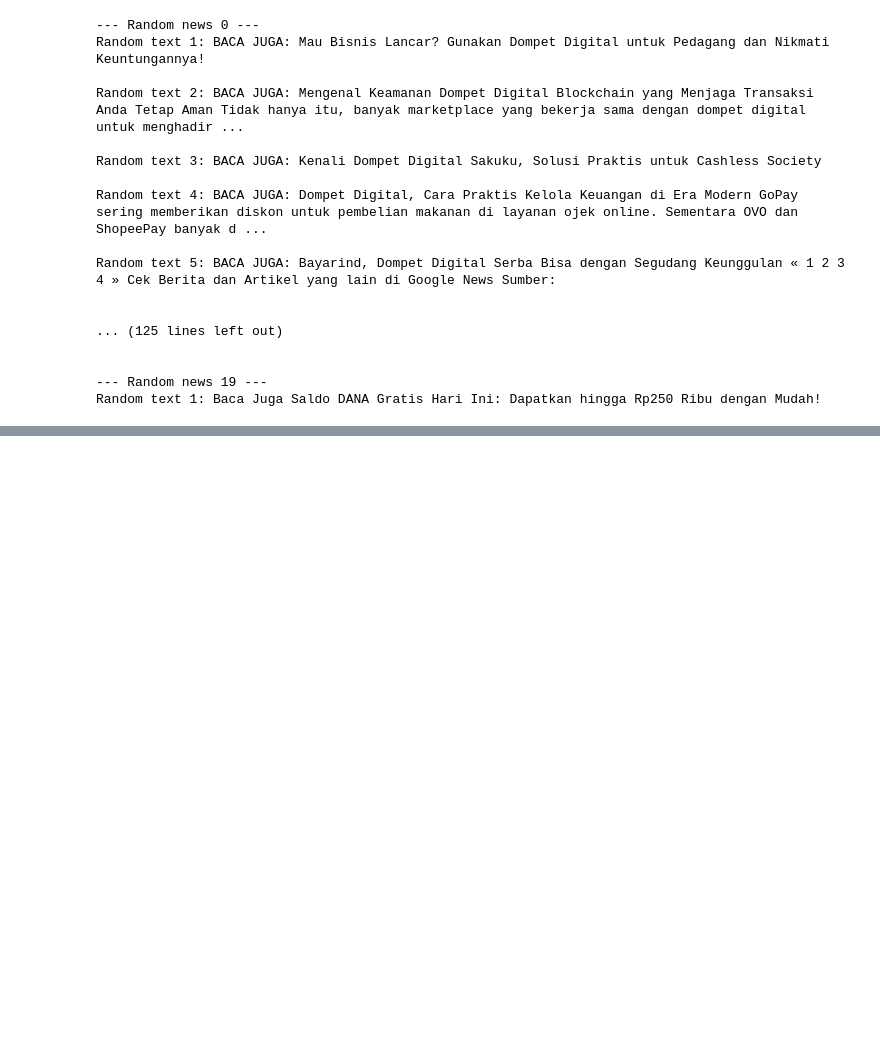
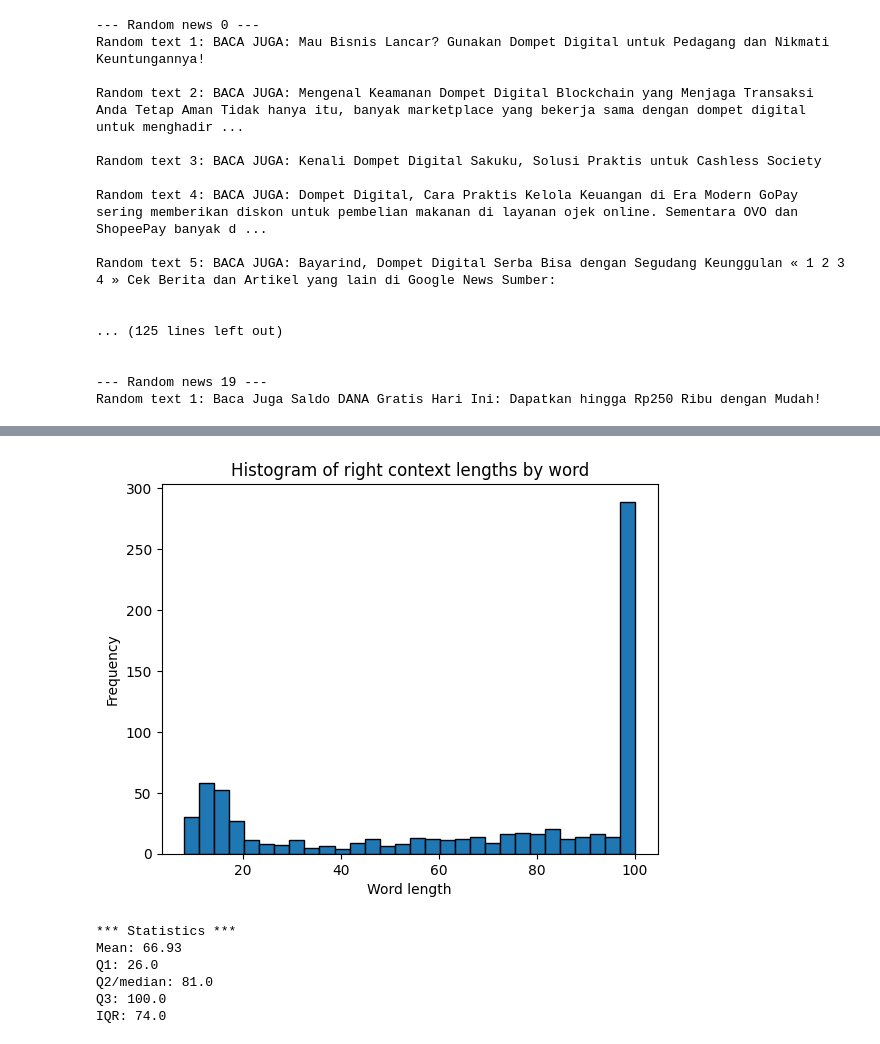
Before and after one commit to alanindra/baca-juga-cleaner, a Jupyter notebook: analysis.ipynb, the cells around one changed output, grey strips where cells are left out. Cells and saved outputs as stored; diff of their text form; code cells hidden in the pictures; blank space fills up the shorter version.

Commit message:
added histogram

```diff
--- a/analysis.ipynb
+++ b/analysis.ipynb
@@ -290,0 +309,47 @@ Random text 1: Baca Juga Saldo DANA Gratis Hari Ini: Dapatkan hingga Rp250 Ribu
+# %%
+import matplotlib.pyplot as plt
+import numpy as np
+import seaborn as sns
+
+context_lengths = {}
+
+for i in range(len(baca_juga_dataset)):
+    sentence = baca_juga_dataset['content'][i]
+    matches = right_context_baca_juga.finditer(sentence)
+    for i, match in enumerate(matches, start=1):
+        match_text = match.group(1).strip()
+        words_in_context = match_text.split()
+        first_50_words = words_in_context[:100]
+        right_context = ' '.join(first_50_words)
+        context_lengths[right_context] = len(first_50_words)
+
+context_lengths_values = list(context_lengths.values())
+
+plt.hist(context_lengths_values, bins=30, edgecolor='black')
+plt.title('Histogram of right context lengths by word')
+plt.xlabel('Word length')
+plt.ylabel('Frequency')
+plt.show()
+
+mean = round(np.mean(context_lengths_values), 2)
+q1 = np.percentile(context_lengths_values, 25)
+q2 = np.percentile(context_lengths_values, 50)
+q3 =np.percentile(context_lengths_values, 75)
+iqr = q3-q1
+lowerbound = q1 - 1.5 * iqr
+upperbound = q3 + 1.5 * iqr
+
+print(f"*** Statistics ***")
+print(f"Mean: {mean}")
+print(f"Q1: {q1}")
+print(f"Q2/median: {q2}")
+print(f"Q3: {q3}")
+print(f"IQR: {iqr}")
+# %% [output]
+[figure, added]
+*** Statistics ***
+Mean: 66.93
+Q1: 26.0
+Q2/median: 81.0
+Q3: 100.0
+IQR: 74.0
```
Also changed, not shown: parts of 3 cells of this notebook.
